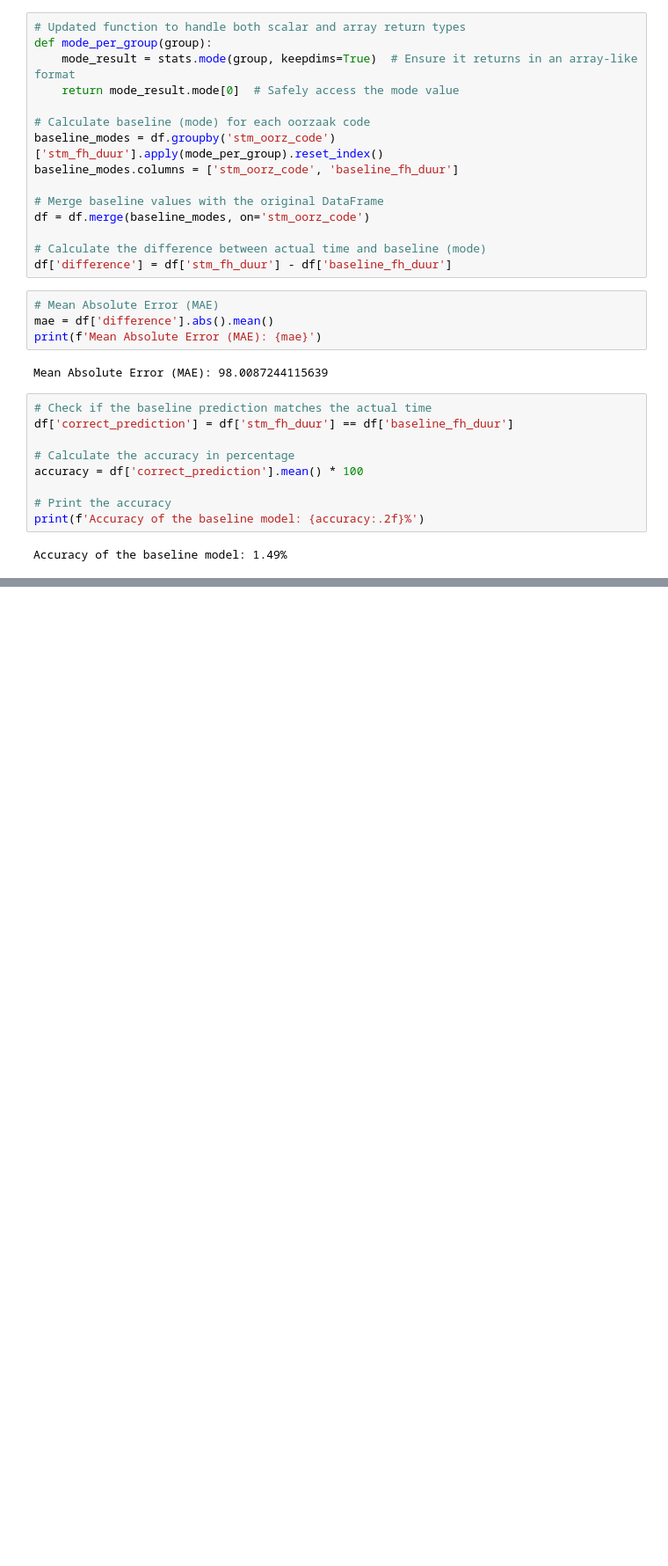
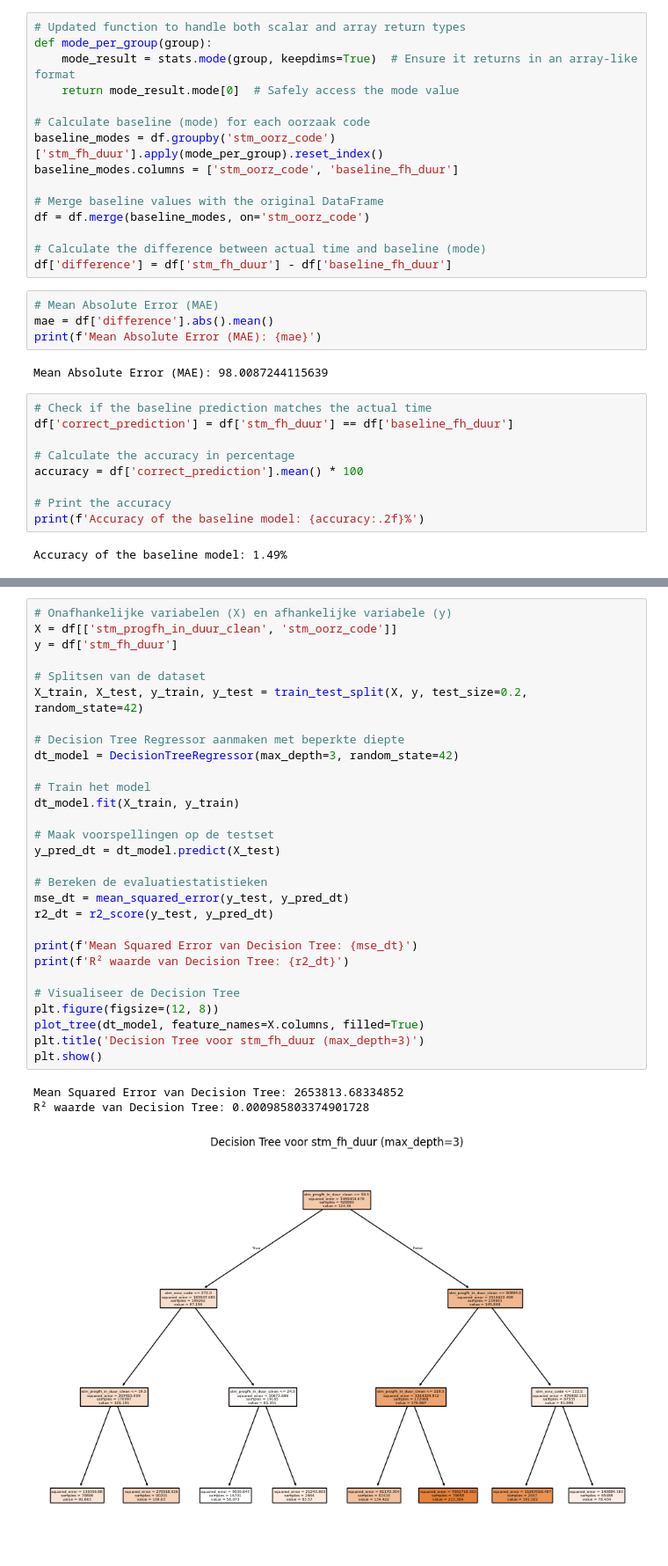
Before and after one commit to JackPieper/DDB2024, a Jupyter notebook: DDB_2024_project.ipynb, the cells around one changed output, grey strips where cells are left out. Shown at 88% size. Cells and saved outputs as stored; diff of their text form; blank space fills up the shorter version.

```diff
--- a/DDB_2024_project.ipynb
+++ b/DDB_2024_project.ipynb
@@ -149,0 +194,33 @@ For example, when doing 'df[col].method(value, inplace=True)', try using 'df.met
+# %%
+# Onafhankelijke variabelen (X) en afhankelijke variabele (y)
+X = df[['stm_progfh_in_duur_clean', 'stm_oorz_code']]
+y = df['stm_fh_duur']
+
+# Splitsen van de dataset
+X_train, X_test, y_train, y_test = train_test_split(X, y, test_size=0.2, random_state=42)
+
+# Decision Tree Regressor aanmaken met beperkte diepte
+dt_model = DecisionTreeRegressor(max_depth=3, random_state=42)
+
+# Train het model
+dt_model.fit(X_train, y_train)
+
+# Maak voorspellingen op de testset
+y_pred_dt = dt_model.predict(X_test)
+
+# Bereken de evaluatiestatistieken
+mse_dt = mean_squared_error(y_test, y_pred_dt)
+r2_dt = r2_score(y_test, y_pred_dt)
+
+print(f'Mean Squared Error van Decision Tree: {mse_dt}')
+print(f'R² waarde van Decision Tree: {r2_dt}')
+
+# Visualiseer de Decision Tree
+plt.figure(figsize=(12, 8))
+plot_tree(dt_model, feature_names=X.columns, filled=True)
+plt.title('Decision Tree voor stm_fh_duur (max_depth=3)')
+plt.show()
+# %% [output]
+Mean Squared Error van Decision Tree: 2653813.68334852
+R² waarde van Decision Tree: 0.000985803374901728
+[figure, added]
```
Also changed, not shown: parts of 4 cells of this notebook.
